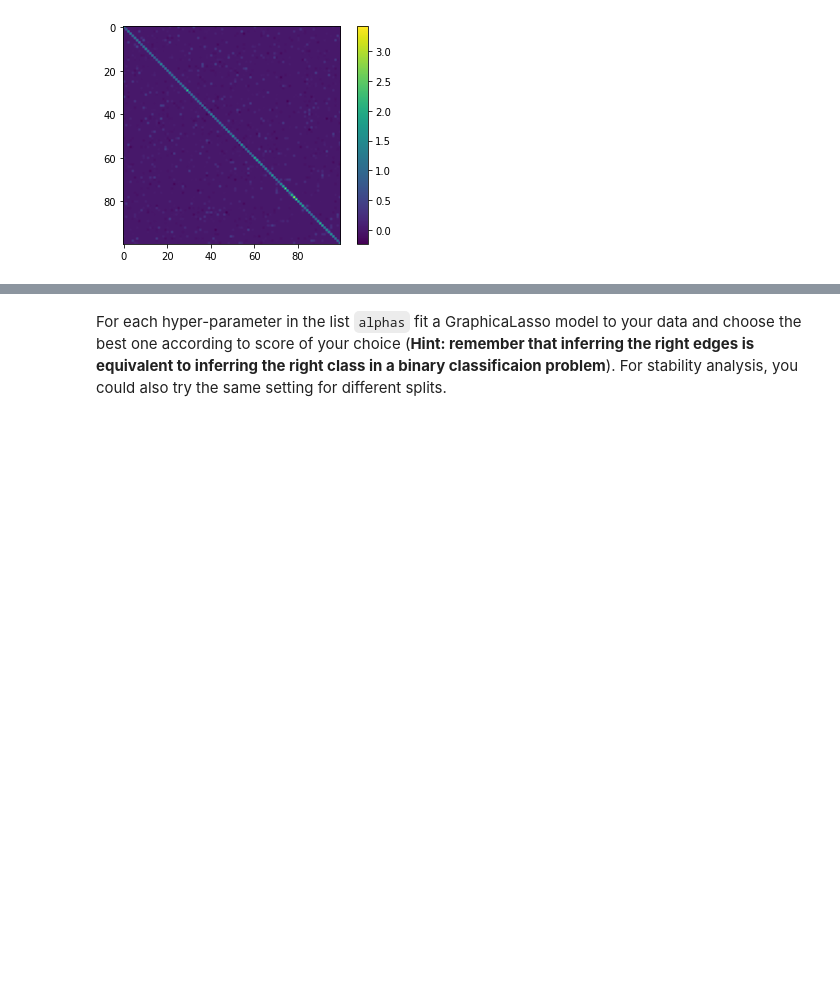
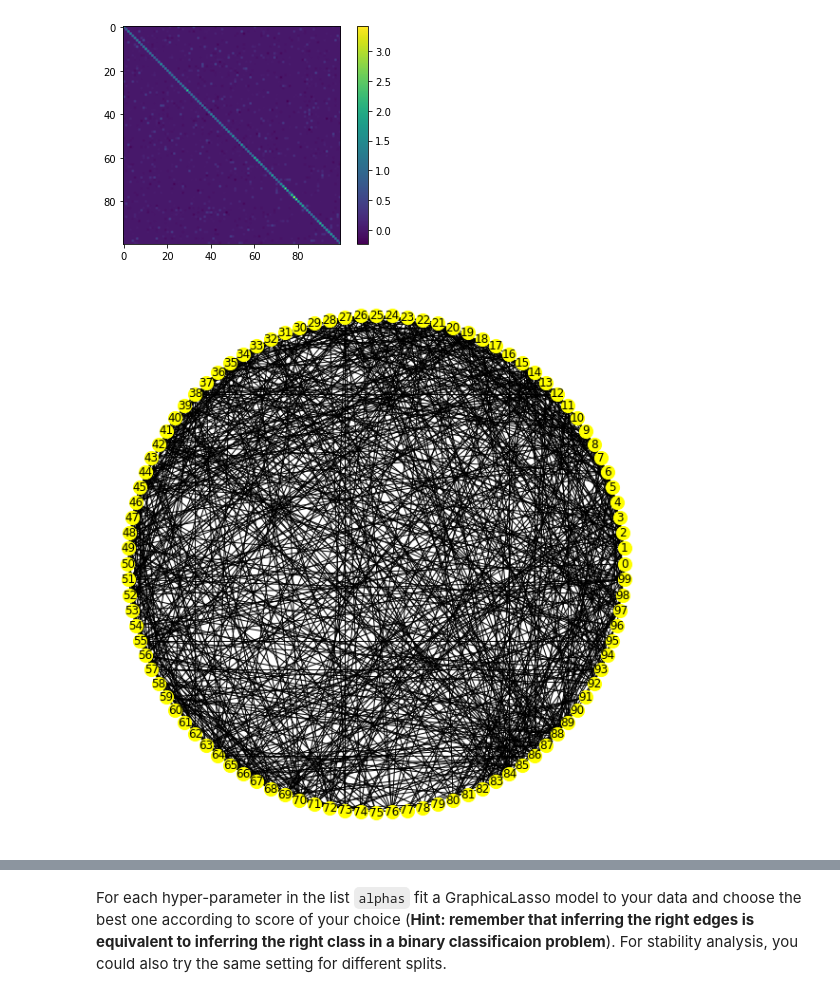
Before and after one commit to mosemb/AdvancedMachineLearning, a Jupyter notebook: Lab8/Lab-GraphLasso/Graphical Lasso Lab.ipynb, the cells around one changed output, grey strips where cells are left out. Drawn from its saved outputs; the diff is of its cells as text; code cells hidden in the pictures; blank space fills up the shorter version.

```diff
--- a/Lab8/Lab-GraphLasso/Graphical Lasso Lab.ipynb
+++ b/Lab8/Lab-GraphLasso/Graphical Lasso Lab.ipynb
@@ -191,0 +189,11 @@ plt.colorbar()
+# %%
+#Adjucency Matrix
+G=nx.Graph(pre_mat_cv)
+A = nx.adjacency_matrix(G)
+adjacencyMat = A.todense()
+# %%
+#Network diagram
+plt.figure(figsize = (8,8))
+nx.draw_circular(G,with_labels=True, node_size=200, node_color='yellow')
+# %% [output]
+[figure, added]
```
Also changed, not shown: parts of 25 cells of this notebook, 1 other file.
